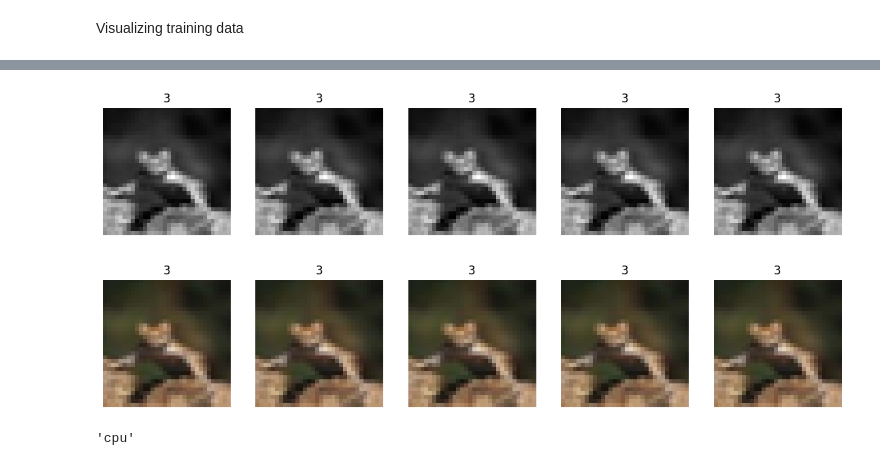
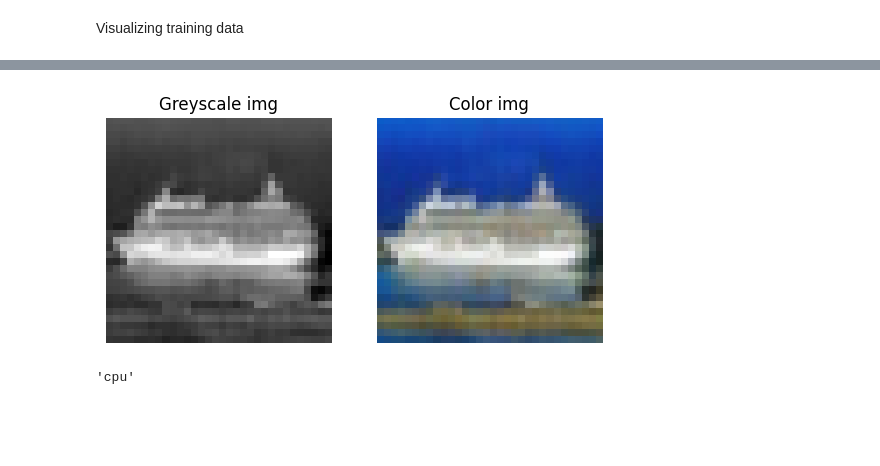
Before and after one commit to seba6029/LMHAI, a Jupyter notebook: Week1/LMHSS23_AAI_Week1_Ex1_Sebastian.ipynb, the cells around one changed output, grey strips where cells are left out. Cells and saved outputs as stored; diff of their text form; code cells hidden in the pictures; blank space fills up the shorter version.

```diff
--- a/Week1/LMHSS23_AAI_Week1_Ex1_Sebastian.ipynb
+++ b/Week1/LMHSS23_AAI_Week1_Ex1_Sebastian.ipynb
@@ -53,39 +48,24 @@ torch.Size([3, 32, 32])
 # %%
 # Visualizing some sample images
-#figure = plt.figure(figsize=(10, 14))
+
 figure = plt.figure()
 
 cols, rows = 2, 1
 sample_idx = torch.randint(len(train_data), size=(1,)).item()
 
 img, label = train_data[sample_idx]
 img_gs = img.mean(dim=0)     # greyscale as avg. over channels (i.e. dim-0)
 figure.add_subplot(rows, cols, 1)
 plt.title('Greyscale img')
 plt.axis("off")
 plt.imshow(img_gs.squeeze(), cmap = 'gray')
 figure.add_subplot(rows, cols, 2)
 plt.title('Color img')
 plt.axis("off")
 plt.imshow(img.squeeze().permute(1,2,0))
 plt.show()
-"""
-# colors
-figure = plt.figure(figsize=(14, 14))
-
-cols, rows = 5, 1
-torch.seed()
-for i in range(1, cols * rows + 1):
-    img, label = train_data[sample_idx]
-    figure.add_subplot(rows, cols, i)
-    plt.title(label)
-    plt.axis("off")
-    plt.imshow(img.squeeze().permute(1,2,0))
-plt.show()
-"""
 # %% [output]
-[figure, old version]
+[figure, new version]
-[figure, removed]
 # %%
 # check if gpu is available
 device = "cuda" if torch.cuda.is_available() else "cpu"
```
Also changed, not shown: parts of 5 cells of this notebook.
